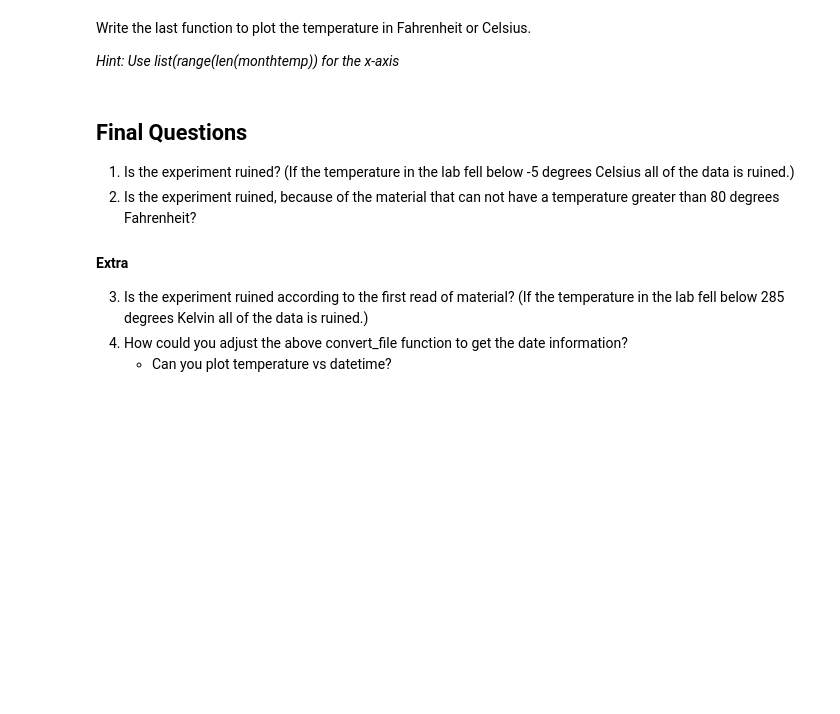
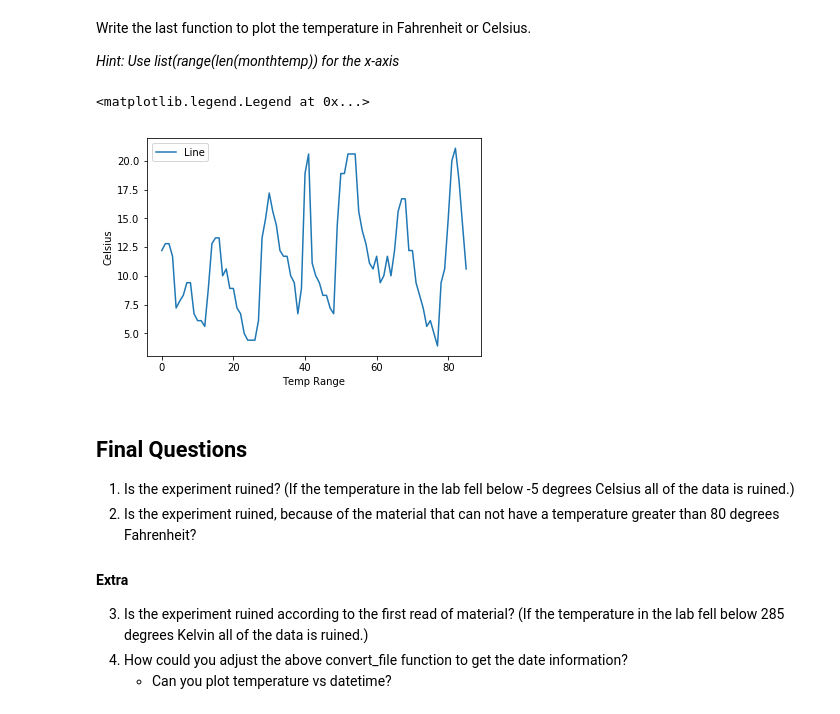
Before and after one commit to warutherford/20170225, a Jupyter notebook: python_lessons/Fundamentals/Functions.ipynb, the cells around one changed output. Saved outputs shown, nothing was run; the diff lists cells and outputs as text; code cells hidden in the pictures; blank space fills up the shorter version.

Commit message:
did some plotting

```diff
--- a/python_lessons/Fundamentals/Functions.ipynb
+++ b/python_lessons/Fundamentals/Functions.ipynb
@@ -461,7 +461,7 @@ def convert_file(file_name='data/LabTempHourly20170101_20170107.csv'):
 
 #print(convert_file())
 
-coverted = convert_file()
+converted = convert_file()
 print("My Min: ", min(converted))
-print("My Max ", max(converted))
+print("My Max: ", max(converted))
 # %% [output]
@@ -534,3 +536,14 @@ _Hint: Use list(range(len(monthtemp)) for the x-axis_
+# %%
+# write your function here
+x = list(range(len(converted)))
+
+plt.plot(x, converted)
+plt.xlabel('Temp Range')
+plt.ylabel('Celsius')
+plt.legend(['Line'])
+# %% [output]
+<matplotlib.legend.Legend at 0x...>
+[figure, added]
 # %% [markdown]
 ## Final Questions
 1. Is the experiment ruined? (If the temperature in the lab fell below -5 degrees Celsius all of the data is ruined.)
```
Also changed, not shown: parts of 3 cells of this notebook.
